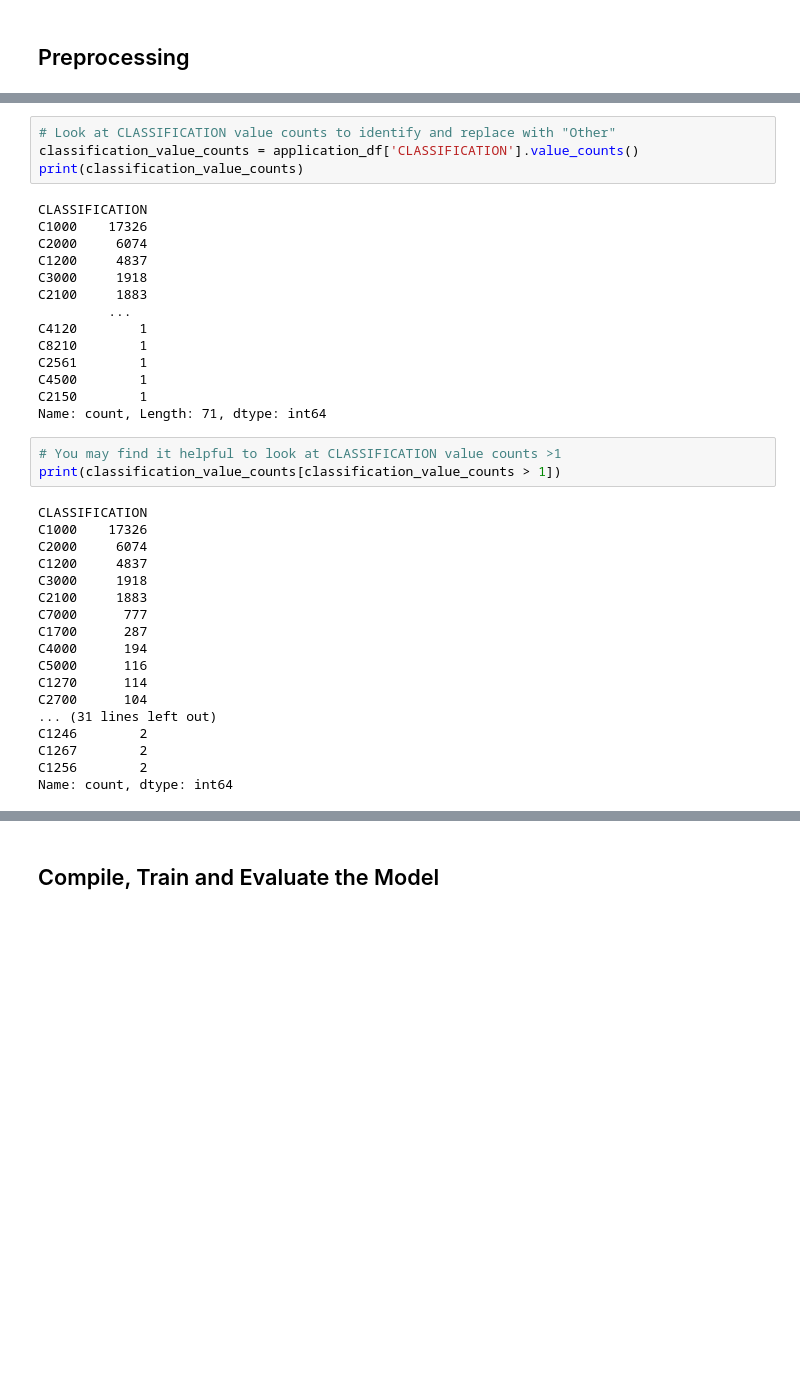
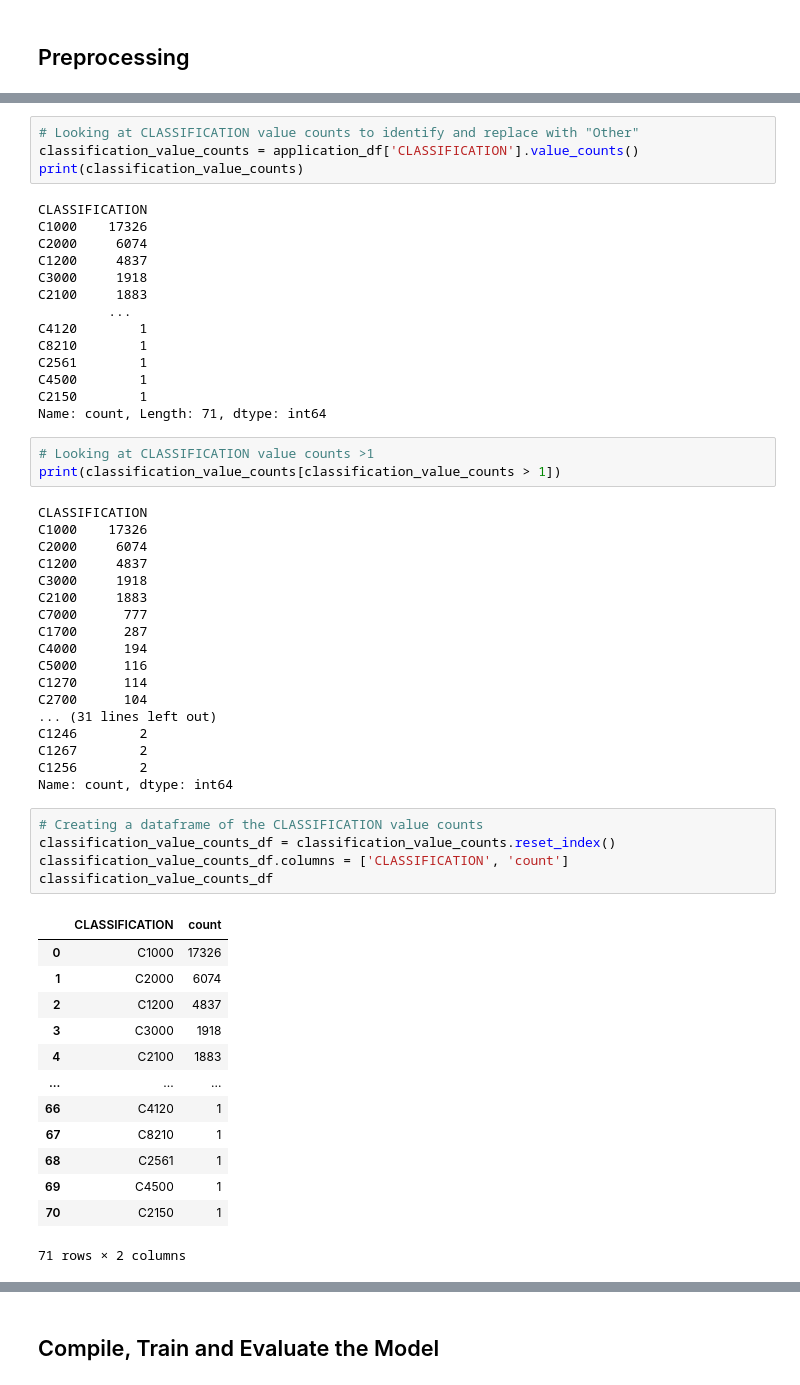
Before and after one commit to cengelhart0120/deep-learning-challenge, a Jupyter notebook: AlphabetSoupCharity.ipynb, the cells around one changed output, grey strips where cells are left out. Saved outputs shown, nothing was run; the diff lists cells and outputs as text; blank space fills up the shorter version.

```diff
--- a/AlphabetSoupCharity.ipynb
+++ b/AlphabetSoupCharity.ipynb
@@ -91,6 +115,6 @@ Other      276
 Name: count, dtype: int64
 # %%
-# Look at CLASSIFICATION value counts to identify and replace with "Other"
+# Looking at CLASSIFICATION value counts to identify and replace with "Other"
 classification_value_counts = application_df['CLASSIFICATION'].value_counts()
 print(classification_value_counts)
 # %% [output]
@@ -108,7 +132,7 @@ C4500        1
 C2150        1
 Name: count, Length: 71, dtype: int64
 # %%
-# You may find it helpful to look at CLASSIFICATION value counts >1
+# Looking at CLASSIFICATION value counts >1
 print(classification_value_counts[classification_value_counts > 1])
 # %% [output]
 CLASSIFICATION
@@ -128,4 +152,23 @@ C1246        2
 C1267        2
 C1256        2
 Name: count, dtype: int64
+# %%
+# Creating a dataframe of the CLASSIFICATION value counts
+classification_value_counts_df = classification_value_counts.reset_index()
+classification_value_counts_df.columns = ['CLASSIFICATION', 'count']
+classification_value_counts_df
+# %% [output]
+|  | CLASSIFICATION | count |
+| 0 | C1000 | 17326 |
+| 1 | C2000 | 6074 |
+| 2 | C1200 | 4837 |
+| 3 | C3000 | 1918 |
+| 4 | C2100 | 1883 |
+| ... | ... | ... |
+| 66 | C4120 | 1 |
+| 67 | C8210 | 1 |
+| 68 | C2561 | 1 |
+| 69 | C4500 | 1 |
+| 70 | C2150 | 1 |
+71 rows × 2 columns
 # %%
```
Also changed, not shown: parts of 17 cells of this notebook, 1 other file.
